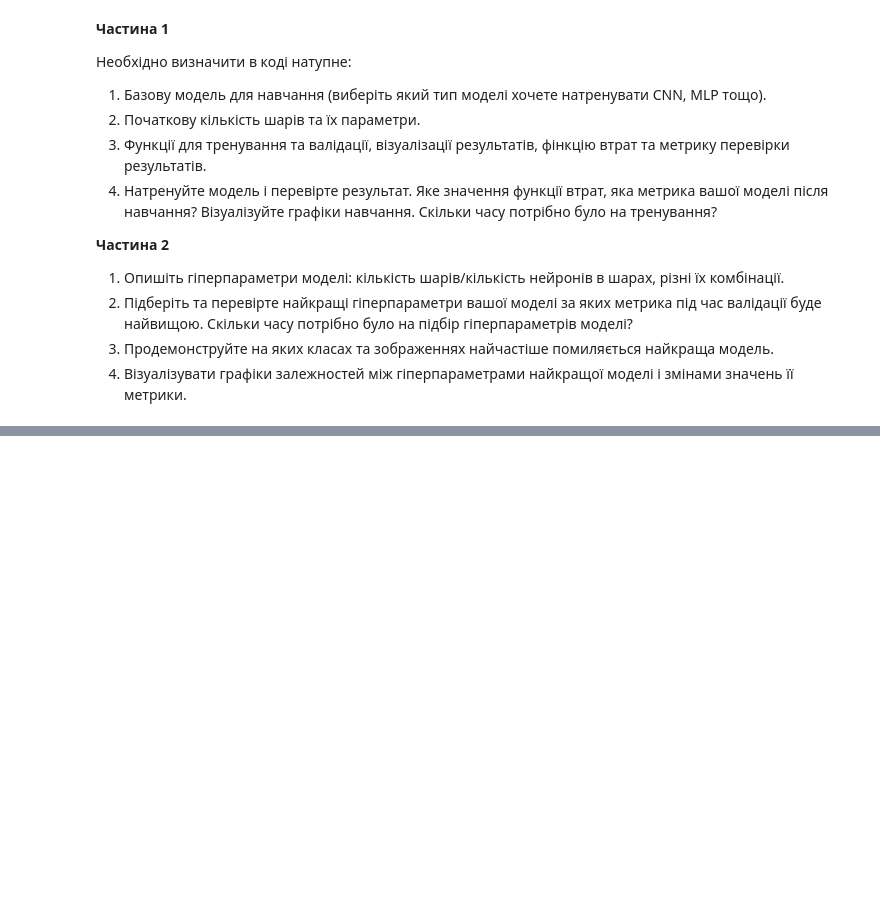
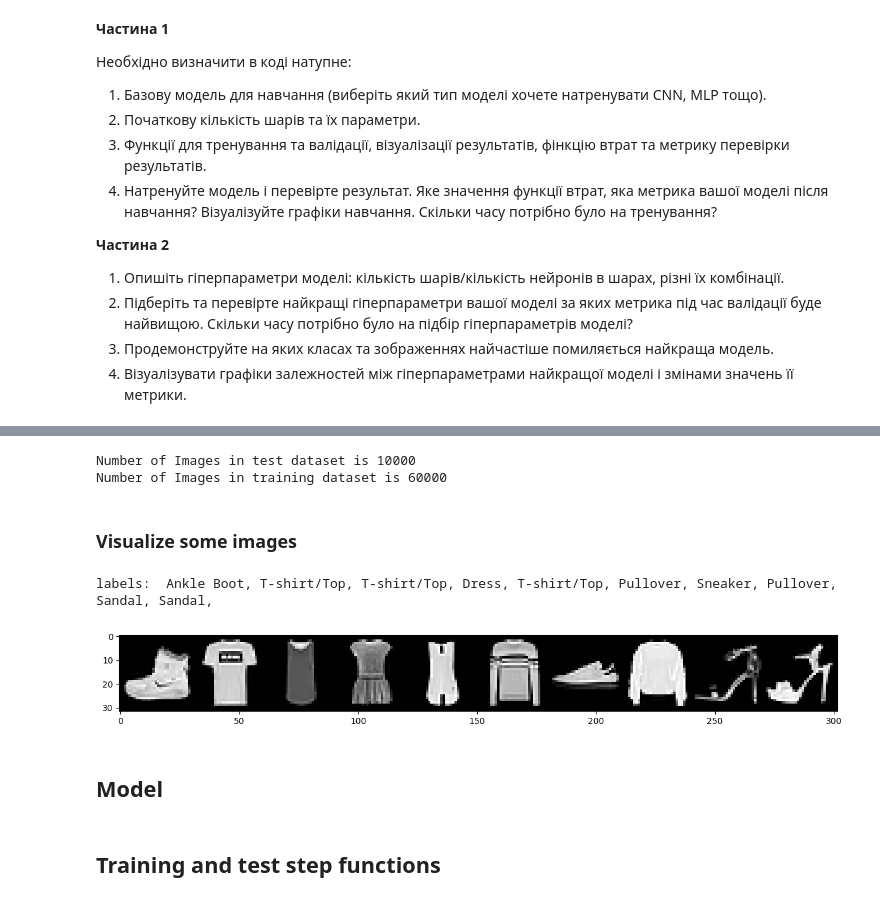
Before and after one commit to DanyloVanin/nn-kma-course, a Jupyter notebook: hw1/01-creating-basic-models.ipynb, the cells around one changed output, grey strips where cells are left out. Cells and saved outputs as stored; diff of their text form; code cells hidden in the pictures; blank space fills up the shorter version.

```diff
--- a/hw1/01-creating-basic-models.ipynb
+++ b/hw1/01-creating-basic-models.ipynb
@@ -76,0 +74,11 @@ for (X_train, y_train) in train_loader:
+# %%
+training_dataset = FashionMNIST("./data", download=True, train=True, transform=
+                                                transforms.Compose([transforms.ToTensor()]))
+test_dataset = FashionMNIST("./data", download=True, train=False, transform=
+                                               transforms.Compose([transforms.ToTensor()]))
+
+print(f"Number of Images in test dataset is {len(test_dataset)}")
+print(f"Number of Images in training dataset is {len(training_dataset)}")
+# %% [output]
+Number of Images in test dataset is 10000
+Number of Images in training dataset is 60000
@@ -76,0 +92,18 @@ for (X_train, y_train) in train_loader:
+# %% [markdown]
+### Visualize some images
+# %%
+def output_label(label):
+    output_mapping = {
+                 0: "T-shirt/Top",
+                 1: "Trouser",
+                 2: "Pullover",
+                 3: "Dress",
+                 4: "Coat",
+                 5: "Sandal",
+                 6: "Shirt",
+                 7: "Sneaker",
+                 8: "Bag",
+                 9: "Ankle Boot"
+                 }
+    input = (label.item() if type(label) == torch.Tensor else label)
+    return output_mapping[input]
@@ -76,0 +117,18 @@ for (X_train, y_train) in train_loader:
+# %%
+demo_loader = torch.utils.data.DataLoader(training_dataset, batch_size=10)
+
+batch = next(iter(demo_loader))
+images, labels = batch
+# %%
+grid = torchvision.utils.make_grid(images, nrow=10)
+
+plt.figure(figsize=(15, 20))
+plt.imshow(np.transpose(grid, (1, 2, 0)))
+print("labels: ", end=" ")
+for i, label in enumerate(labels):
+    print(output_label(label), end=", ")
+# %% [output]
+labels:  Ankle Boot, T-shirt/Top, T-shirt/Top, Dress, T-shirt/Top, Pullover, Sneaker, Pullover, Sandal, Sandal,
+[figure, added]
+# %% [markdown]
+## Model
@@ -76,0 +197,2 @@ for (X_train, y_train) in train_loader:
+# %% [markdown]
+## Training and test step functions
```
Also changed, not shown: parts of 35 cells of this notebook, 40 other files.
